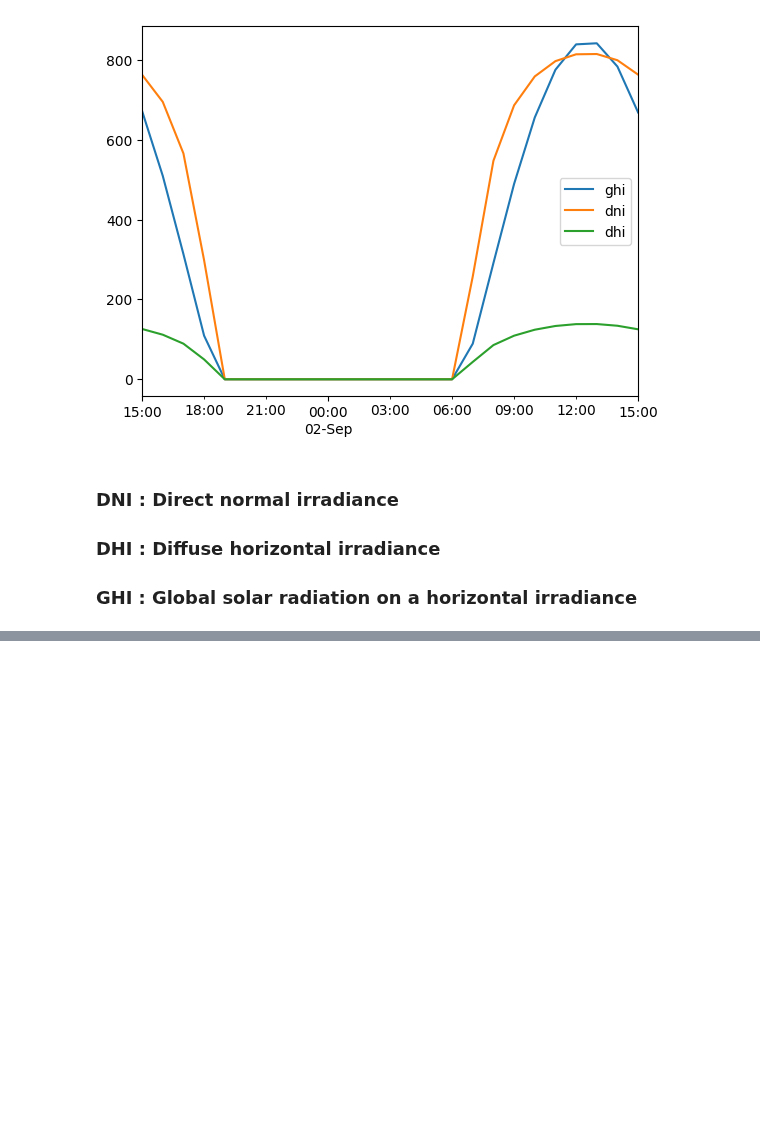
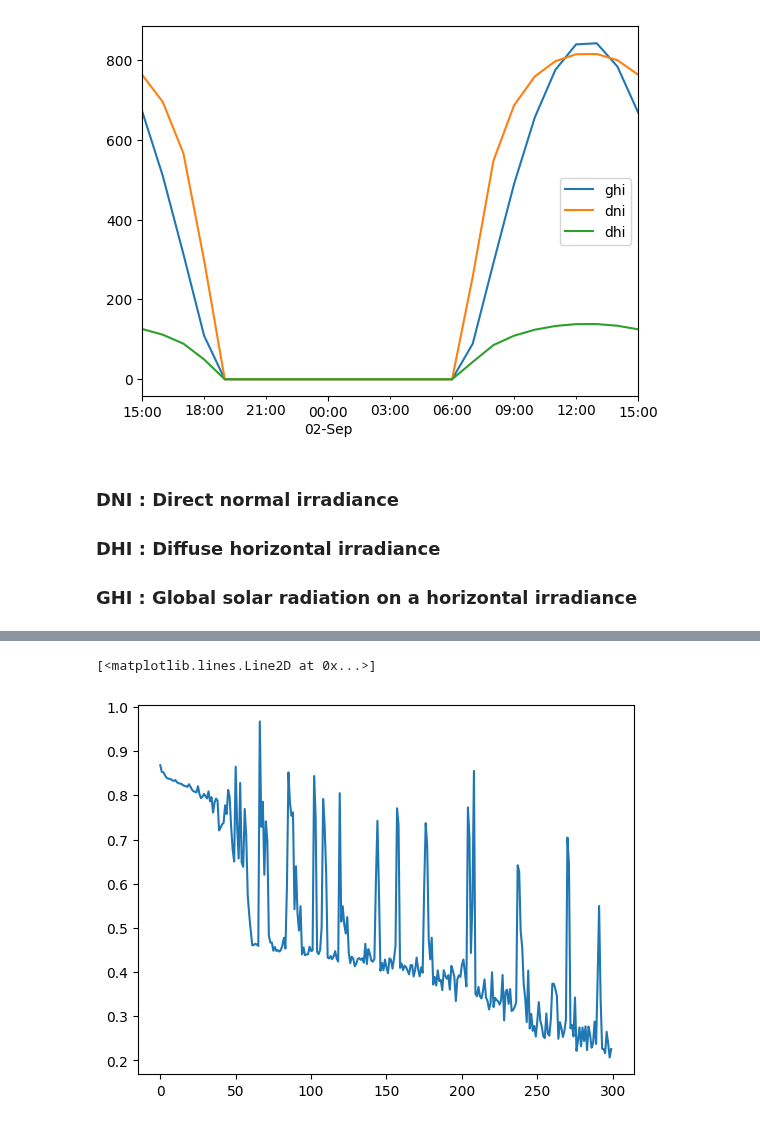
Before and after one commit to Jjineeq/Capstone_Design, a Jupyter notebook: 23_04_23.ipynb, the cells around one changed output, grey strips where cells are left out. Cells and saved outputs as stored; diff of their text form; code cells hidden in the pictures; blank space fills up the shorter version.

```diff
--- a/23_04_23.ipynb
+++ b/23_04_23.ipynb
@@ -291,3 +288,8 @@ predict = model.predict(x_test)
+# %%
+plt.plot(his.history['loss'])
+# %% [output]
+[<matplotlib.lines.Line2D at 0x...>]
+[figure, added]
 # %%
 from sklearn.metrics import mean_squared_error
 # %%
```
Also changed, not shown: parts of 18 cells of this notebook, 1 other file.
